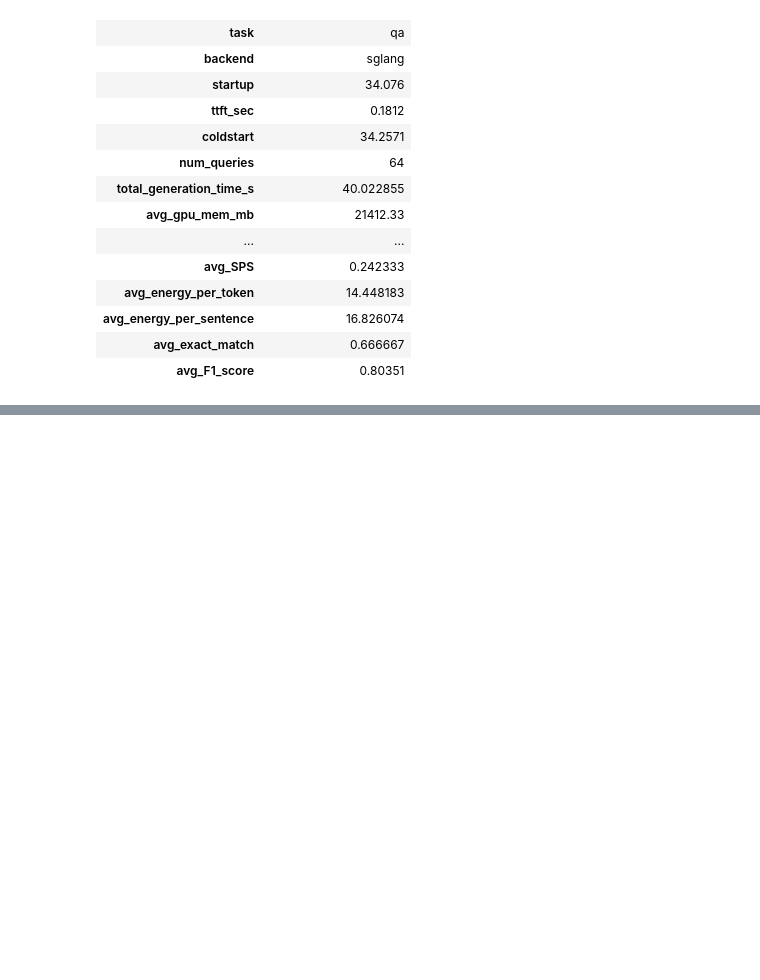
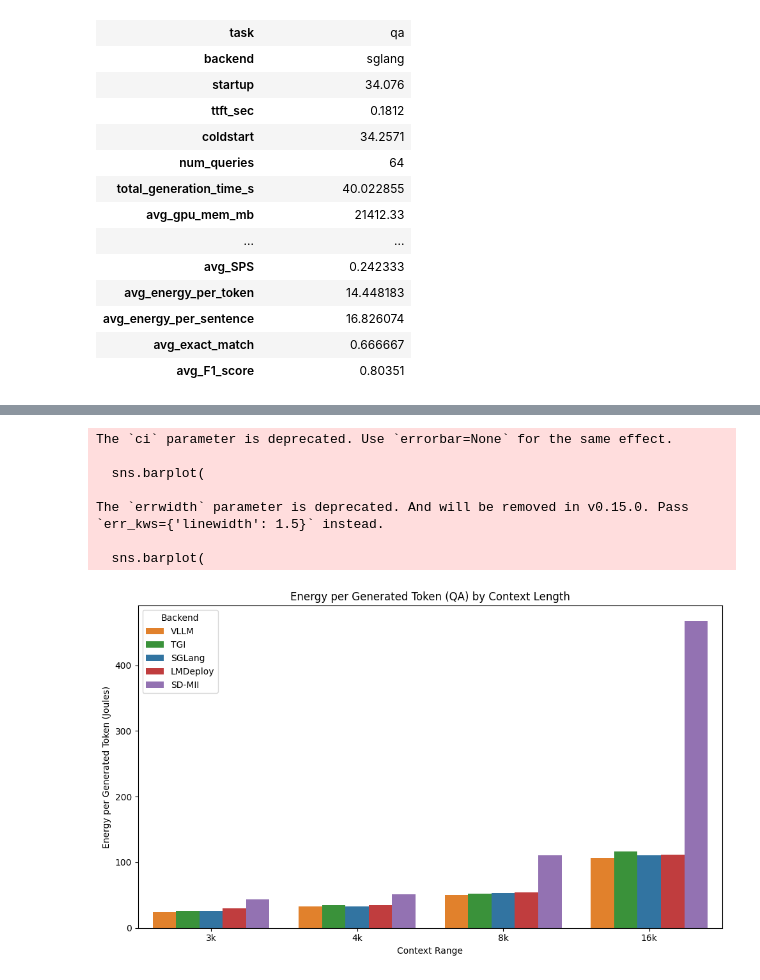
Before and after one commit to slinusc/fast_llm_inference, a Jupyter notebook: experiments/experiments_thesis.ipynb, the cells around one changed output, grey strips where cells are left out. Drawn from its saved outputs; the diff is of its cells as text; code cells hidden in the pictures; blank space fills up the shorter version.

```diff
--- a/experiments/experiments_thesis.ipynb
+++ b/experiments/experiments_thesis.ipynb
@@ -281,0 +483,54 @@ display(detailed_report)
+# %%
+import matplotlib.pyplot as plt
+import seaborn as sns
+import pandas as pd
+
+# Ensure consistent ordering of backends
+backend_order = [ "VLLM", "TGI", "SGLang", "LMDeploy", "SD-MII"]
+context_order = ["3k", "4k", "8k", "16k"]
+combined_df["backend"] = pd.Categorical(combined_df["backend"], categories=backend_order, ordered=True)
+combined_df["context_range"] = pd.Categorical(combined_df["context_range"], categories=context_order, ordered=True)
+
+plt.figure(figsize=(10, 6))
+
+# Plot grouped bars with SD
+sns.barplot(
+    data=combined_df,
+    x="context_range",
+    y="energy_per_token",
+    hue="backend",
+    ci=None,
+    capsize=0.15,
+    errwidth=1.5,
+    hue_order=backend_order,
+    palette={
+        "TGI": "#2ca02c",
+        "VLLM": "#ff7f0e",
+        "SGLang": "#1f77b4",
+        "LMDeploy": "#d62728",
+        "SD-MII": "#9467bd"
+    }
+)
+
+# Add error bars manually for each bar in grouped layout
+bar_width = 0.8 / len(backend_order)  # Divide bar width across N backends
+backend_offsets = {
+    name: -0.3 + i * bar_width for i, name in enumerate(backend_order)
+}
+
+
+plt.title("Energy per Generated Token (QA) by Context Length")
+plt.xlabel("Context Range")
+plt.ylabel("Energy per Generated Token (Joules)")
+plt.legend(title="Backend")
+plt.tight_layout()
+plt.show()
+# %% [output]
+The `ci` parameter is deprecated. Use `errorbar=None` for the same effect.
+
+  sns.barplot(
+
+The `errwidth` parameter is deprecated. And will be removed in v0.15.0. Pass `err_kws={'linewidth': 1.5}` instead.
+
+  sns.barplot(
+[figure, added]
```
Also changed, not shown: parts of 18 cells of this notebook, 3 other files.
